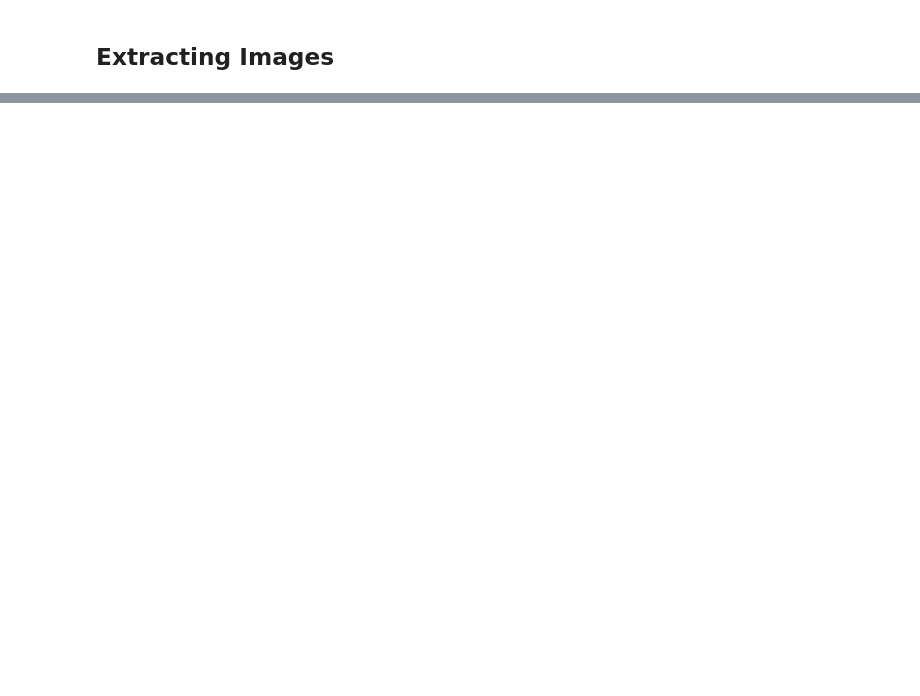
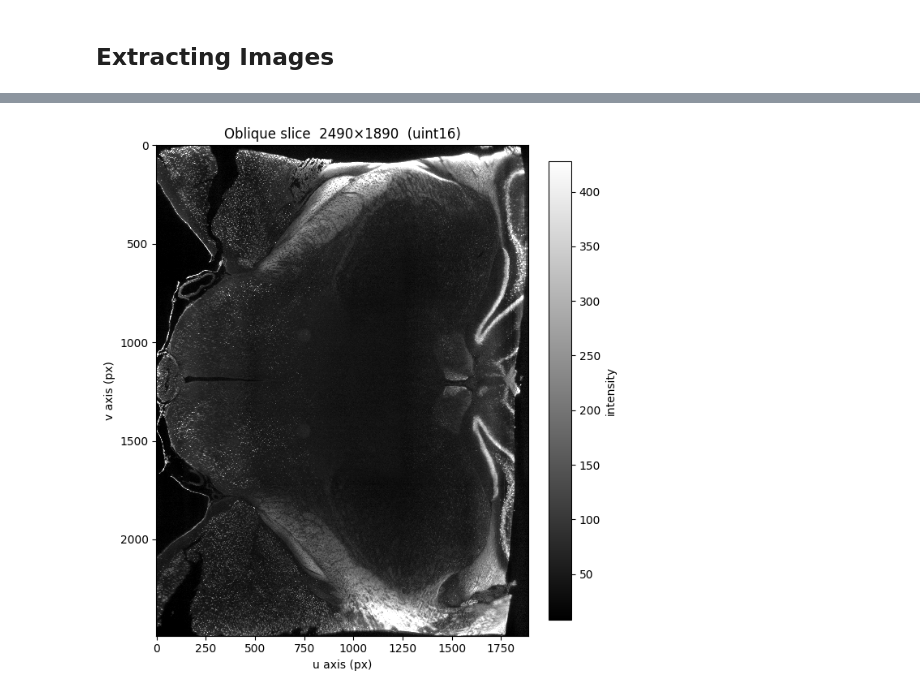
Before and after one commit to iacedoagui/imaris-cross-section, a Jupyter notebook: code/Extract.ipynb, the cells around one changed output, grey strips where cells are left out. Cells and saved outputs as stored; diff of their text form; code cells hidden in the pictures; blank space fills up the shorter version.

```diff
--- a/code/Extract.ipynb
+++ b/code/Extract.ipynb
@@ -320,0 +250,66 @@ Total time: 0:00:06.973811
+# %%
+def basis_from_euler(alpha_z, beta_y, gamma_x):
+
+    ca, sa = np.cos(alpha_z), np.sin(alpha_z)
+    cb, sb = np.cos(beta_y),  np.sin(beta_y)
+    cg, sg = np.cos(gamma_x), np.sin(gamma_x)
+
+    Rz = np.array([[1, 0,  0], [0, ca,-sa], [0, sa, ca]])
+    Ry = np.array([[cb, 0, sb], [ 0, 1,  0], [-sb,0, cb]])
+    Rx = np.array([[ cg,-sg, 0], [ sg, cg, 0], [  0,  0, 1]])
+
+    R = np.matmul(Rz, np.matmul(Ry, Rx))
+
+    u0 = np.array([0.0, 0.0, 1.0])
+    v0 = np.array([0.0, 1.0, 0.0])
+
+    u = np.matmul(R, u0)
+    v = np.matmul(R, v0)
+
+    return u, v
+# %%
+start = datetime.now()
+print(f"Started at: {start.strftime('%H:%M:%S')}\n")
+
+vol = ims(path, ResolutionLevelLock=1)[0,0]
+
+print(f"\nData shape: {vol.shape}")
+
+u, v = basis_from_euler(alpha_z=np.deg2rad(0),
+                        beta_y=np.deg2rad(0),
+                        gamma_x=np.deg2rad(0))
+
+slice2d = oblique_slice(vol, u, v)
+print(slice2d.shape, slice2d.dtype)   # e.g. (302, 302) uint16
+
+img = crop(slice2d)
+
+# --- Print quick stats to verify the result
+print(f"Slice shape : {img.shape}")
+print(f"Slice dtype : {img.dtype}")
+print(f"Min / Max   : {img.min()} / {img.max()}")
+print(f"Mean        : {img.mean():.2f}")
+print(f"Nonzero px  : {np.count_nonzero(img)} / {img.size}")
+
+
+# --- Save as TIFF
+tifffile.imwrite("oblique_slice.tiff", img)
+print("Saved: oblique_slice.tiff")
+
+# --- Show the image
+# Use percentile-based contrast so a few bright voxels don't wash out the display.
+vmin, vmax = np.percentile(img[img > 0], (1, 99)) if np.any(img) else (0, 1)
+
+fig, ax = plt.subplots(figsize=(7, 7))
+im = ax.imshow(img, cmap="gray", vmin=vmin, vmax=vmax, interpolation="nearest")
+ax.set_title(f"Oblique slice  {img.shape[0]}×{img.shape[1]}  (uint16)")
+ax.set_xlabel("u axis (px)")
+ax.set_ylabel("v axis (px)")
+fig.colorbar(im, ax=ax, fraction=0.046, pad=0.04, label="intensity")
+plt.tight_layout()
+plt.show()
+
+end = datetime.now()
+print(f"\nFinished at: {end.strftime('%H:%M:%S')}")
+print(f"Total time: {end - start}")
+# %% [output]
@@ -320,0 +331 @@ Total time: 0:00:06.973811
+[figure, added]
```
Also changed, not shown: parts of 12 cells of this notebook, 2 other files.
